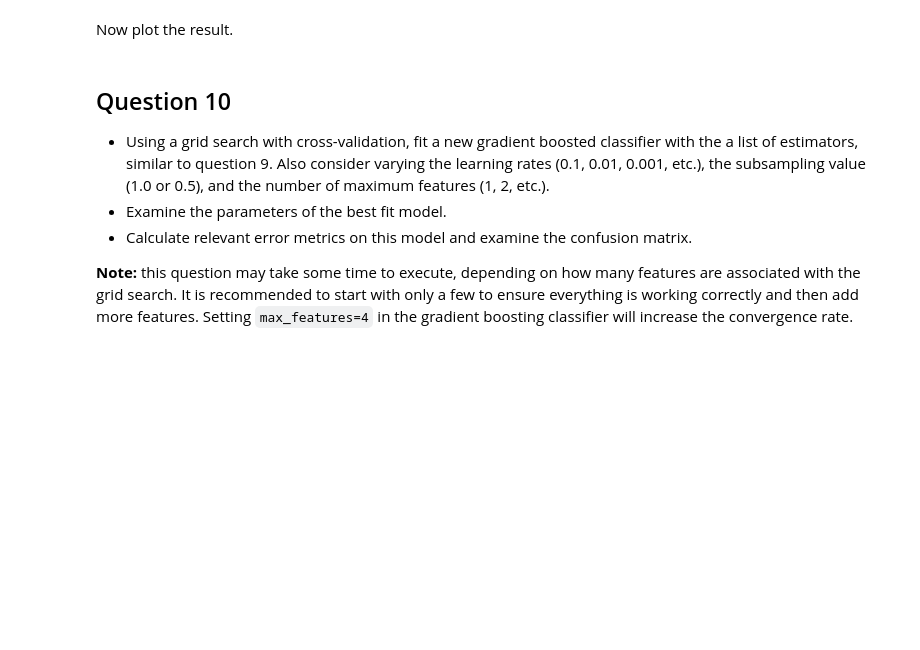
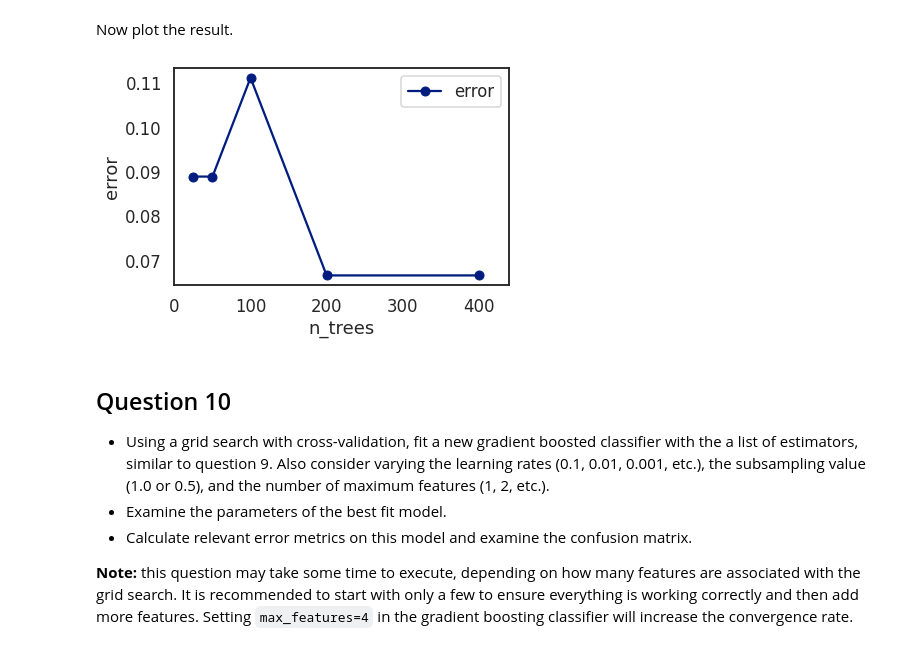
Before and after one commit to MosheMann5750/ML, a Jupyter notebook: Solutions/Week10_Boosting_and_Stacking_HW.ipynb, the cells around one changed output. Drawn from its saved outputs; the diff is of its cells as text; code cells hidden in the pictures; blank space fills up the shorter version.

```diff
--- a/Solutions/Week10_Boosting_and_Stacking_HW.ipynb
+++ b/Solutions/Week10_Boosting_and_Stacking_HW.ipynb
@@ -523,0 +554,30 @@ from sklearn.metrics import accuracy_score
+# %%
+# MM:
+from sklearn.ensemble import GradientBoostingClassifier
+from sklearn.metrics import accuracy_score
+
+error_list = list()
+
+# Iterate through all of the possibilities for number of estimators
+tree_list = [25, 50, 100, 200, 400]
+for n_trees in tree_list:
+
+    # Initialize the gradient boost classifier
+    GBC = GradientBoostingClassifier(n_estimators=n_trees,
+                                     subsample=0.5,
+                                     max_features=4,
+                                     random_state=42)
+
+    # Fit the model
+    GBC.fit(X_train.values, y_train.values)
+    y_pred = GBC.predict(X_test)
+
+    # Get the error
+    error = 1. - accuracy_score(y_test, y_pred)
+
+    # Store it
+    error_list.append(pd.Series({'n_trees': n_trees, 'error': error}))
+
+error_df = pd.concat(error_list, axis=1).T.set_index('n_trees')
+
+error_df
@@ -528,6 +597,20 @@ import matplotlib.pyplot as plt
 import seaborn as sns
 
 % matplotlib inline
+# %%
+# MM:
+sns.set_context('talk')
+sns.set_style('white')
+sns.set_palette('dark')
+
+# Create the plot
+ax = error_df.plot(marker='o')
+
+# Set parameters
+ax.set(xlabel='n_trees', ylabel='error')
+ax.set_xlim(0, max(error_df.index)*1.1);
+# %% [output]
+[figure, added]
 # %% [markdown]
 ## Question 10
 
```
Also changed, not shown: parts of 29 cells of this notebook.
